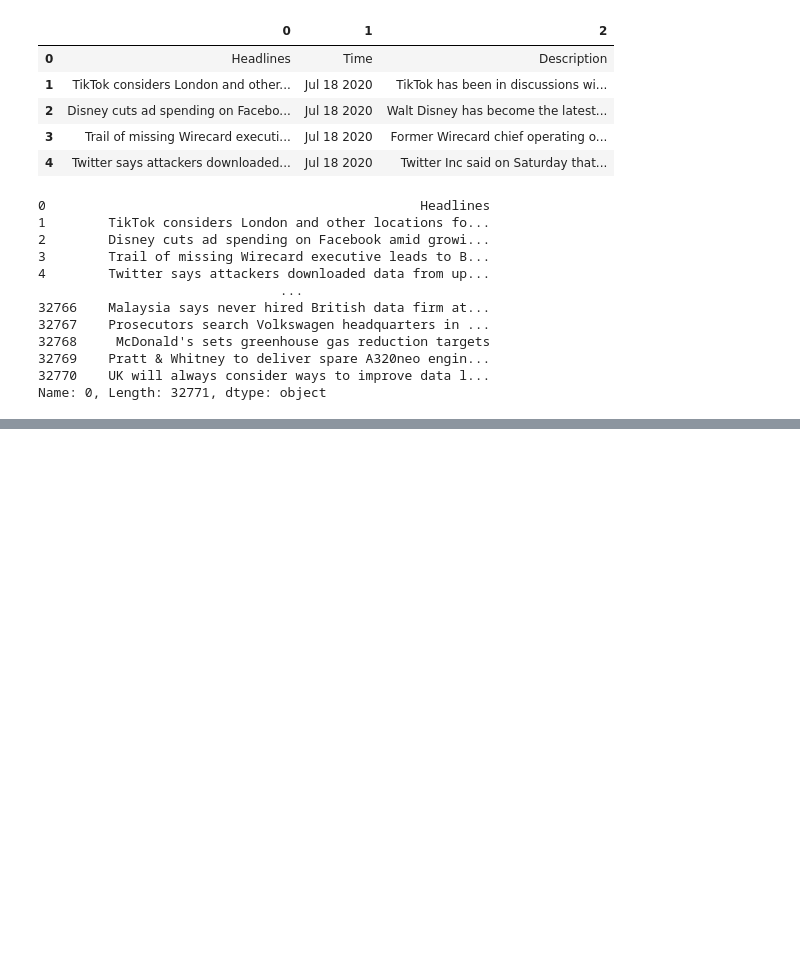
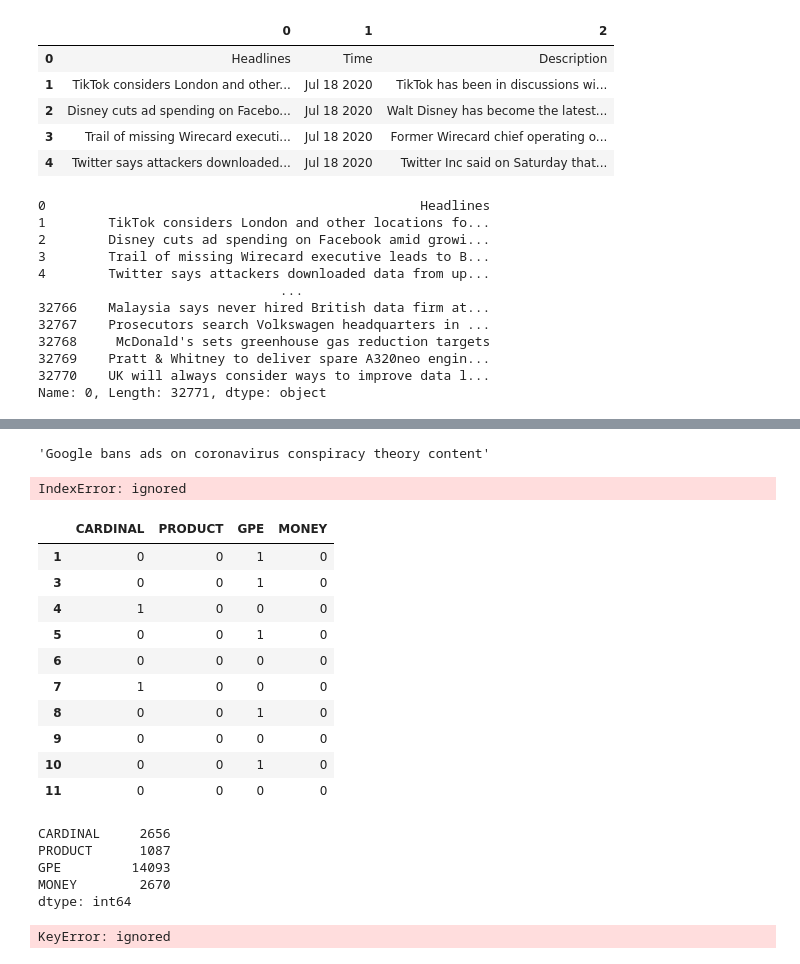
Before and after one commit to HarmanBhutani/ML_projects, a Jupyter notebook: Assignment4_PartB.ipynb, the cells around one changed output, grey strips where cells are left out. Drawn from its saved outputs; the diff is of its cells as text; code cells hidden in the pictures; blank space fills up the shorter version.

```diff
--- a/Assignment4_PartB.ipynb
+++ b/Assignment4_PartB.ipynb
@@ -80,0 +89,9 @@ labels[:3]
+# %%
+label_bool = []
+for idx, lab in enumerate(labels):
+    if len(lab)!=0:
+        label_bool.append(True)
+    else:
+        label_bool.append(False)
+# %%
+df_reut['labels'] = labels
@@ -80,0 +107,40 @@ labels[:3]
+# %%
+df_reut[0][9]
+# %% [output]
+'Google bans ads on coronavirus conspiracy theory content'
+# %%
+df_reut = df_reut.loc[label_bool,:]
+# %% [output]
+IndexError: ignored
+# %%
+mlb = MultiLabelBinarizer()
+
+res = pd.DataFrame(mlb.fit_transform(df_reut['labels']),
+                   columns=mlb.classes_,
+                   index=df_reut.index)
+# %%
+res.head(10)
+# %% [output]
+|  | CARDINAL | PRODUCT | GPE | MONEY |
+| 1 | 0 | 0 | 1 | 0 |
+| 3 | 0 | 0 | 1 | 0 |
+| 4 | 1 | 0 | 0 | 0 |
+| 5 | 0 | 0 | 1 | 0 |
+| 6 | 0 | 0 | 0 | 0 |
+| 7 | 1 | 0 | 0 | 0 |
+| 8 | 0 | 0 | 1 | 0 |
+| 9 | 0 | 0 | 0 | 0 |
+| 10 | 0 | 0 | 1 | 0 |
+| 11 | 0 | 0 | 0 | 0 |
+# %%
+res.sum()
+# %% [output]
+CARDINAL     2656
+PRODUCT      1087
+GPE         14093
+MONEY        2670
+dtype: int64
+# %%
+res = res[['CARDINAL','ORG','DATE','MONEY']]
+# %% [output]
+KeyError: ignored
```
Also changed, not shown: parts of 16 cells of this notebook.
